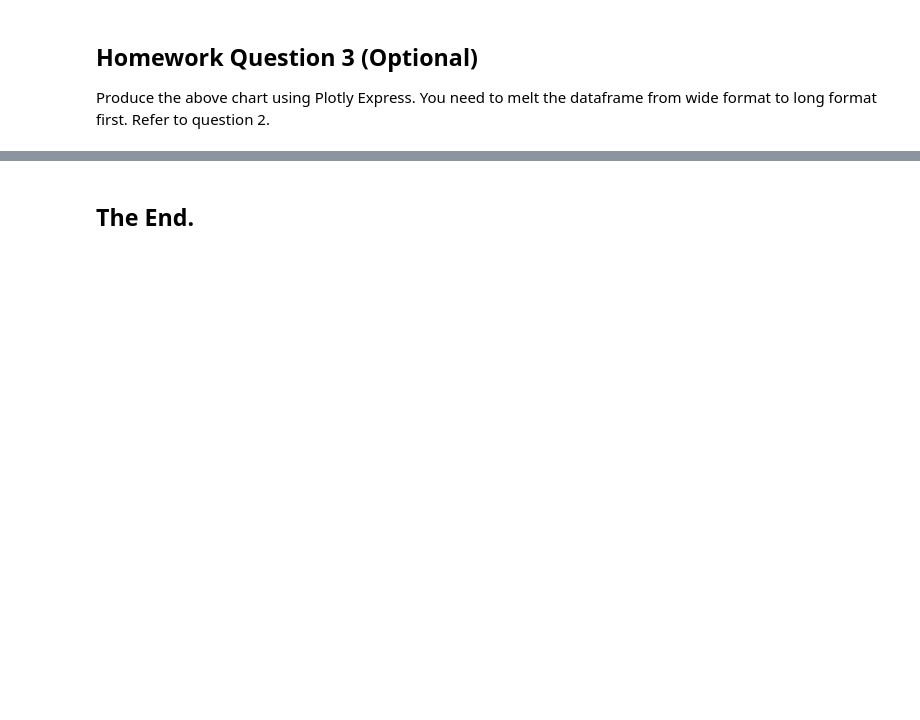
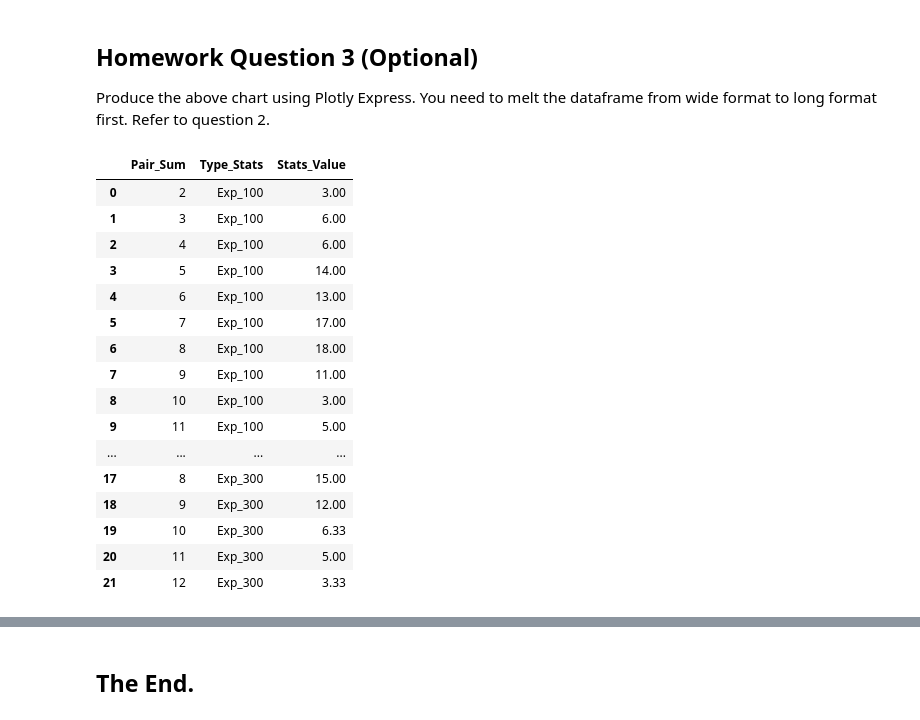
Before and after one commit to DATA-690-SPRING-2022/Snigdha_DATA690, a Jupyter notebook: Assignment_06/roll_dice.ipynb, the cells around one changed output, grey strips where cells are left out. Drawn from its saved outputs; the diff is of its cells as text; code cells hidden in the pictures; blank space fills up the shorter version.

```diff
--- a/Assignment_06/roll_dice.ipynb
+++ b/Assignment_06/roll_dice.ipynb
@@ -332,3 +374,24 @@ Produce the above chart using Plotly Express.
 You need to melt the dataframe from wide format to long format first. Refer to question 2.
 # %%
 # First, melt the data frame
+df_melt = df_agg.melt(id_vars="Pair_Sum", var_name="Type_Stats", value_name="Stats_Value", value_vars=["Exp_100",	"Exp_300"])
+
+df_melt
+# %% [output]
+|  | Pair_Sum | Type_Stats | Stats_Value |
+| 0 | 2 | Exp_100 | 3.00 |
+| 1 | 3 | Exp_100 | 6.00 |
+| 2 | 4 | Exp_100 | 6.00 |
+| 3 | 5 | Exp_100 | 14.00 |
+| 4 | 6 | Exp_100 | 13.00 |
+| 5 | 7 | Exp_100 | 17.00 |
+| 6 | 8 | Exp_100 | 18.00 |
+| 7 | 9 | Exp_100 | 11.00 |
+| 8 | 10 | Exp_100 | 3.00 |
+| 9 | 11 | Exp_100 | 5.00 |
+| ... | ... | ... | ... |
+| 17 | 8 | Exp_300 | 15.00 |
+| 18 | 9 | Exp_300 | 12.00 |
+| 19 | 10 | Exp_300 | 6.33 |
+| 20 | 11 | Exp_300 | 5.00 |
+| 21 | 12 | Exp_300 | 3.33 |
```
Also changed, not shown: parts of 15 cells of this notebook.
